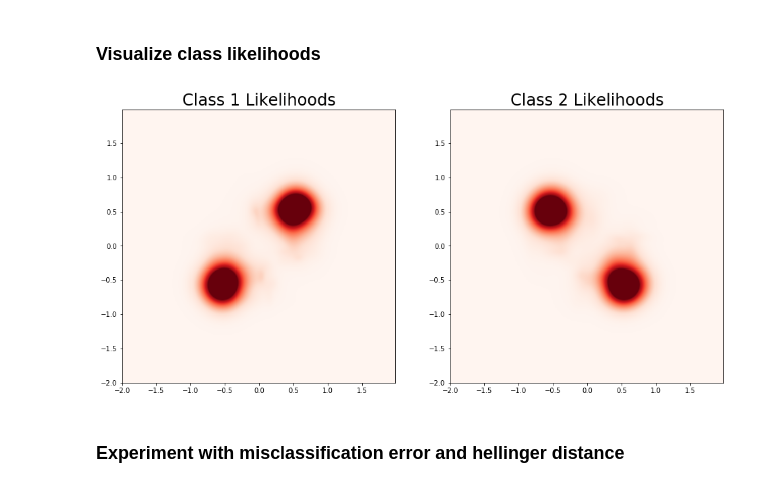
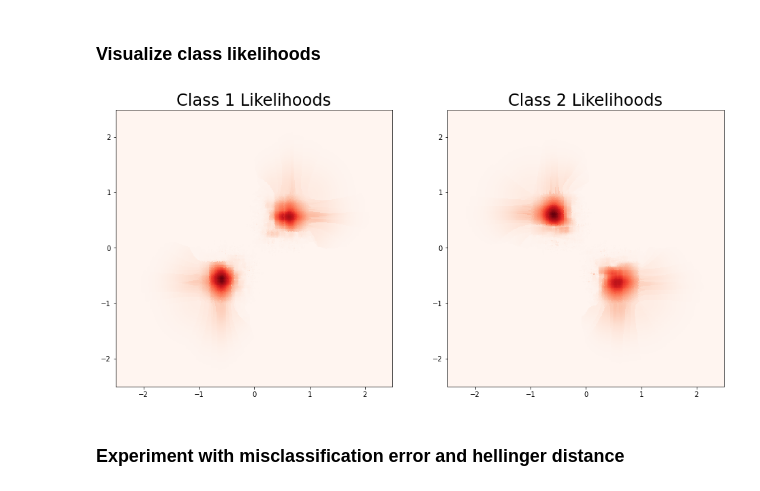
Before and after one commit to neurodata/kdg, a Jupyter notebook: benchmarks/kdf_experiments/gxor.ipynb, the cells around one changed output. Saved outputs shown, nothing was run; the diff lists cells and outputs as text; code cells hidden in the pictures.

```diff
--- a/benchmarks/kdf_experiments/gxor.ipynb
+++ b/benchmarks/kdf_experiments/gxor.ipynb
@@ -11,6 +13,6 @@ from sklearn.metrics import roc_auc_score
 # %% [markdown]
 ### Visualize the data
 # %%
-X, y = generate_gaussian_parity(10000)
+X, y = generate_gaussian_parity(50000)
 plot_2dsim(X, y)
 # %% [output]
@@ -20,22 +22,22 @@ plot_2dsim(X, y)
 ### Calculate posteriors and likelihoods using KDF
 # %%
 df = {}
-model_kdf = kdf(k=1e-4, kwargs={'n_estimators':500})
+model_kdf = kdf(k=.35, kwargs={'n_estimators':500})
 model_kdf.fit(X, y)
 
 #define grids
-p = np.arange(-2, 2, step=0.01)
-q = np.arange(-2, 2, step=0.01)
+p = np.arange(-2.5, 2.5, step=0.01)
+q = np.arange(-2.5, 2.5, step=0.01)
 xx, yy = np.meshgrid(p, q)
 
 grid_samples = np.concatenate((xx.reshape(-1, 1), yy.reshape(-1, 1)), axis=1)
 posterior_rf = model_kdf.rf_model.predict_proba(grid_samples)
 posterior_kdf, likelihoods_kdf = model_kdf.predict_proba(grid_samples, return_likelihood=True)
 
-posterior_rf = posterior_rf[:,0].reshape(400,400)
-posterior_kdf = posterior_kdf[:,0].reshape(400,400)
-class1_likelihoods = likelihoods_kdf[:,0].reshape(400,400)
-class2_likelihoods = likelihoods_kdf[:,1].reshape(400,400)
+posterior_rf = posterior_rf[:,0].reshape(500,500)
+posterior_kdf = posterior_kdf[:,0].reshape(500,500)
+class1_likelihoods = likelihoods_kdf[:,0].reshape(500,500)
+class2_likelihoods = likelihoods_kdf[:,1].reshape(500,500)
 
 df['posterior_rf'] = posterior_rf
 df['posterior_kdf'] = posterior_kdf
@@ -94,33 +96,36 @@ plt.show()
 ### Visualize class likelihoods
 # %%
 fig1, ax = plt.subplots(1, 2, figsize=(16, 8))
+
+class1_likelihoods /= np.max(np.max(class1_likelihoods))
+class2_likelihoods /= np.max(np.max(class2_likelihoods))
 
 ax0 = ax[0].imshow(
     class1_likelihoods,
     extent=[xx.min(), xx.max(), yy.min(), yy.max()],
     cmap="Reds",
+    vmax=1,
     vmin=0,
-    vmax=1,
     interpolation="nearest",
     aspect="auto",
 )
 ax[0].set_title("Class 1 Likelihoods", fontsize=24)
 ax[0].set_aspect("equal")
 
 
 ax1 = ax[1].imshow(
     class2_likelihoods,
     extent=[xx.min(), xx.max(), yy.min(), yy.max()],
     cmap="Reds",
+    vmax=1,
     vmin=0,
-    vmax=1,
     interpolation="nearest",
     aspect="auto",
 )
 ax[1].set_title("Class 2 Likelihoods", fontsize=24)
 ax[1].set_aspect("equal")
 # %% [output]
-[figure, old version]
+[figure, new version]
 # %% [markdown]
 ### Experiment with misclassification error and hellinger distance
 # %%
```
Also changed, not shown: parts of 9 cells of this notebook, 3 other files.
